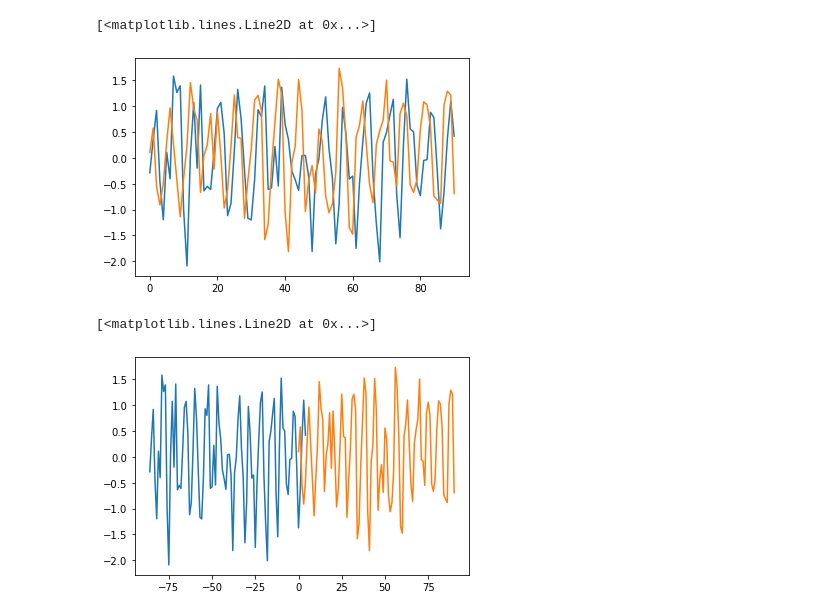
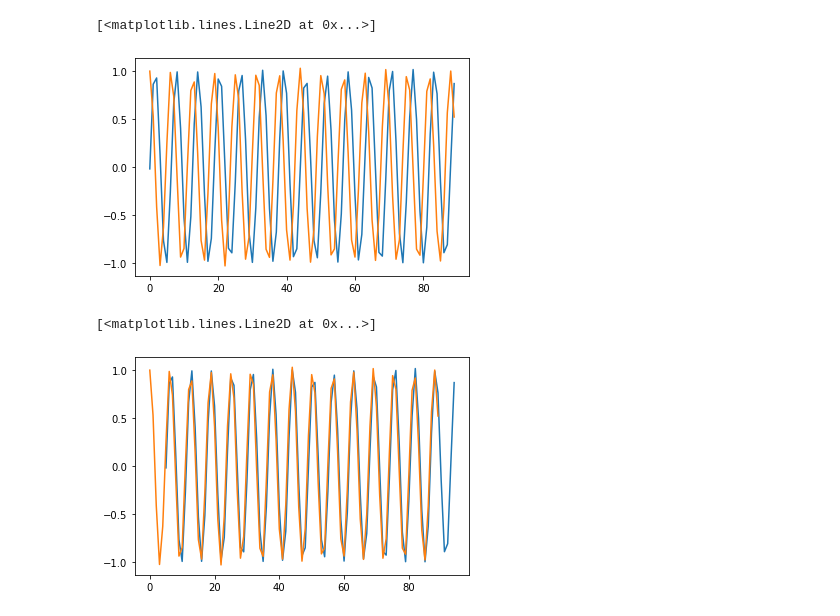
Before and after one commit to kashingtonDC/RespTime, a Jupyter notebook: code/synthetic_example.ipynb, the cells around one changed output. Drawn from its saved outputs; the diff is of its cells as text; code cells hidden in the pictures.

```diff
--- a/code/synthetic_example.ipynb
+++ b/code/synthetic_example.ipynb
@@ -4,15 +4,15 @@ import matplotlib.pyplot as plt
 from scipy import signal, fftpack, stats
 import numpy as np
 # %%
-x = np.linspace(0,90,91)
-y = np.sin(x) + np.random.normal(0, .5, len(x))
-z = np.cos(x) + np.random.normal(0, .5, len(x))
+x = np.linspace(0,89,90)
+y = np.sin(x) + np.random.normal(0, .02, len(x))
+z = np.cos(x) + np.random.normal(0, .02, len(x))
 # %%
 plt.plot(x,y)
 plt.plot(x,z)
 # %% [output]
 [<matplotlib.lines.Line2D at 0x...>]
-[figure, old version]
+[figure, new version]
 # %%
 A = fftpack.fft(y)
 B = fftpack.fft(z)
@@ -21,9 +21,10 @@ Br = -B.conjugate()
 Tc_r = np.argmax(np.abs(fftpack.ifft(Ar*B)))
 Tc = np.argmax(np.abs(fftpack.ifft(A*Br)))
 # %%
-plt.plot(x-Tc,y)
+plt.plot(x+Tc,y)
+# plt.plot(abs(np.array(x-Tc_r)[::-1]),y)
 plt.plot(x,z)
 # %% [output]
 [<matplotlib.lines.Line2D at 0x...>]
-[figure, old version]
+[figure, new version]
 # %%
```
Also changed, not shown: parts of 8 cells of this notebook.
